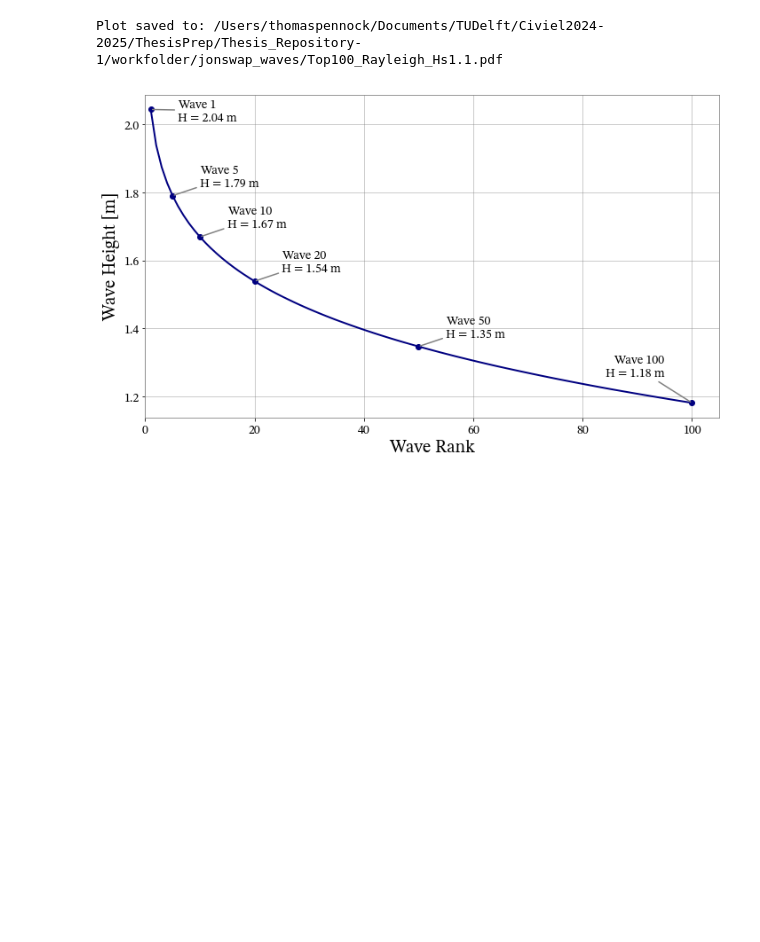
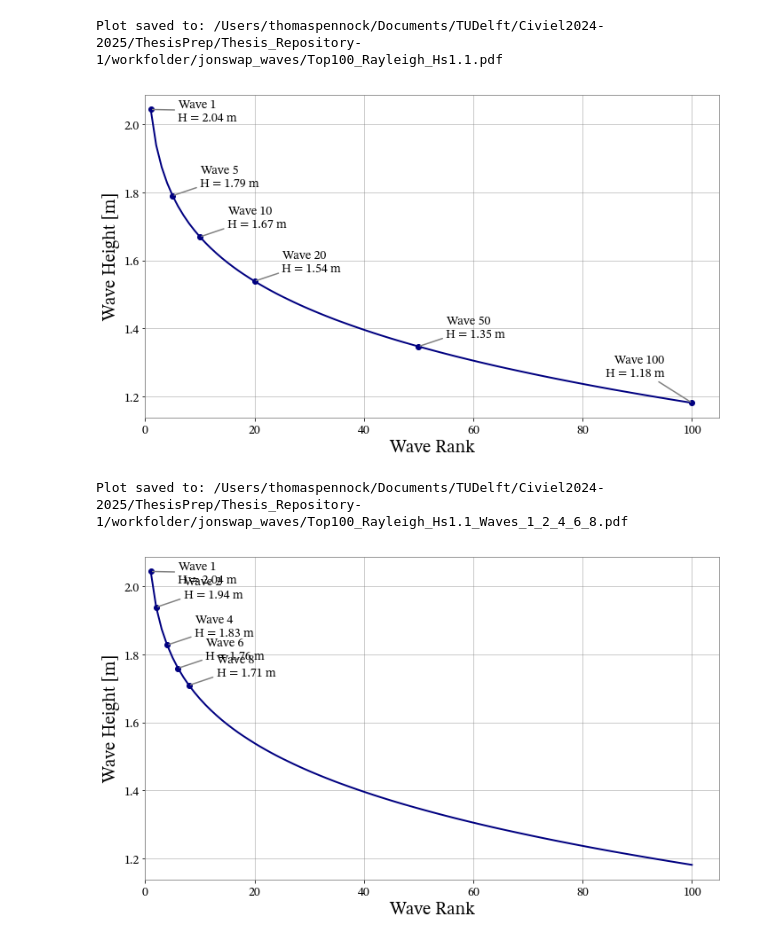
Before and after one commit to ThomasPennockTU/Thesis_Repository, a Jupyter notebook: workfolder/jonswap_waves/waves.ipynb, the cells around one changed output. Cells and saved outputs as stored; diff of their text form; code cells hidden in the pictures; blank space fills up the shorter version.

```diff
--- a/workfolder/jonswap_waves/waves.ipynb
+++ b/workfolder/jonswap_waves/waves.ipynb
@@ -736,3 +736,82 @@ plt.show()
 # %% [output]
 Plot saved to: /Users/thomaspennock/Documents/TUDelft/Civiel2024-2025/ThesisPrep/Thesis_Repository-1/workfolder/jonswap_waves/Top100_Rayleigh_Hs1.1.pdf
 [figure]
+# %%
+# -*- coding: utf-8 -*-
+import numpy as np
+import matplotlib.pyplot as plt
+import os
+
+# --------- Set STIX Font ---------
+plt.rcParams["font.family"] = "STIX Two Text"
+plt.rcParams["mathtext.fontset"] = "stix"
+
+# --------- Parameters ---------
+Hs = 1.1       # Significant wave height [m]
+N = 1000       # Total number of waves
+n_peaks = 100  # Number of top waves to plot
+
+# --------- Calculate wave heights using new method ---------
+p_values = [(k + 1) / float(N + 1) for k in range(n_peaks)]
+H_extreme = [Hs * np.sqrt(0.5 * np.log(1.0 / p)) for p in p_values]
+
+# --------- Plot ---------
+fig, ax = plt.subplots(figsize=(10, 6))
+
+# Line for all peaks
+ax.plot(range(1, n_peaks + 1), H_extreme, '-', color='navy', linewidth=2)
+
+# Highlighted ranks (changed)
+highlight_ranks = [1, 2, 4, 6, 8]
+highlight_heights = [H_extreme[r - 1] for r in highlight_ranks]
+ax.plot(highlight_ranks, highlight_heights, 'o', color='navy', markersize=6)
+
+# Custom annotation offsets
+offsets = {
+    1: (5, -0.04),
+    2: (5, 0.02),
+    4: (5, 0.02),
+    6: (5, 0.02),
+    8: (5, 0.02),
+}
+
+# Annotate highlights
+for rank in highlight_ranks:
+    h = H_extreme[rank - 1]
+    dx, dy = offsets.get(rank, (5, 0.02))
+    ax.annotate(
+        f"Wave {rank}\nH = {h:.2f} m",
+        xy=(rank, h),
+        xytext=(rank + dx, h + dy),
+        fontsize=14,
+        color='black',
+        ha='right' if dx < 0 else 'left',
+        va='bottom',
+        arrowprops=dict(arrowstyle='-', color='gray', lw=1.5)
+    )
+
+# Labels & grid
+ax.set_xlim(0, n_peaks + 5)
+ax.set_xlabel("Wave Rank", fontsize=20)
+ax.set_ylabel("Wave Height [m]", fontsize=20)
+
+grid_color = 'gray'
+ax.grid(True, linestyle='-', alpha=0.5, color=grid_color)
+for spine in ax.spines.values():
+    spine.set_color(grid_color)
+
+ax.tick_params(axis='x', labelcolor='black', labelsize=14)
+ax.tick_params(axis='y', labelcolor='black', labelsize=14)
+
+plt.tight_layout()
+
+# --------- Save as PDF ---------
+output_dir = os.getcwd()
+output_path = os.path.join(output_dir, "Top100_Rayleigh_Hs1.1_Waves_1_2_4_6_8.pdf")
+fig.savefig(output_path, dpi=300, bbox_inches='tight')
+
+print("Plot saved to:", output_path)
+plt.show()
+# %% [output]
+Plot saved to: /Users/thomaspennock/Documents/TUDelft/Civiel2024-2025/ThesisPrep/Thesis_Repository-1/workfolder/jonswap_waves/Top100_Rayleigh_Hs1.1_Waves_1_2_4_6_8.pdf
+[figure, added]
```
Also changed, not shown: 49 other files.
